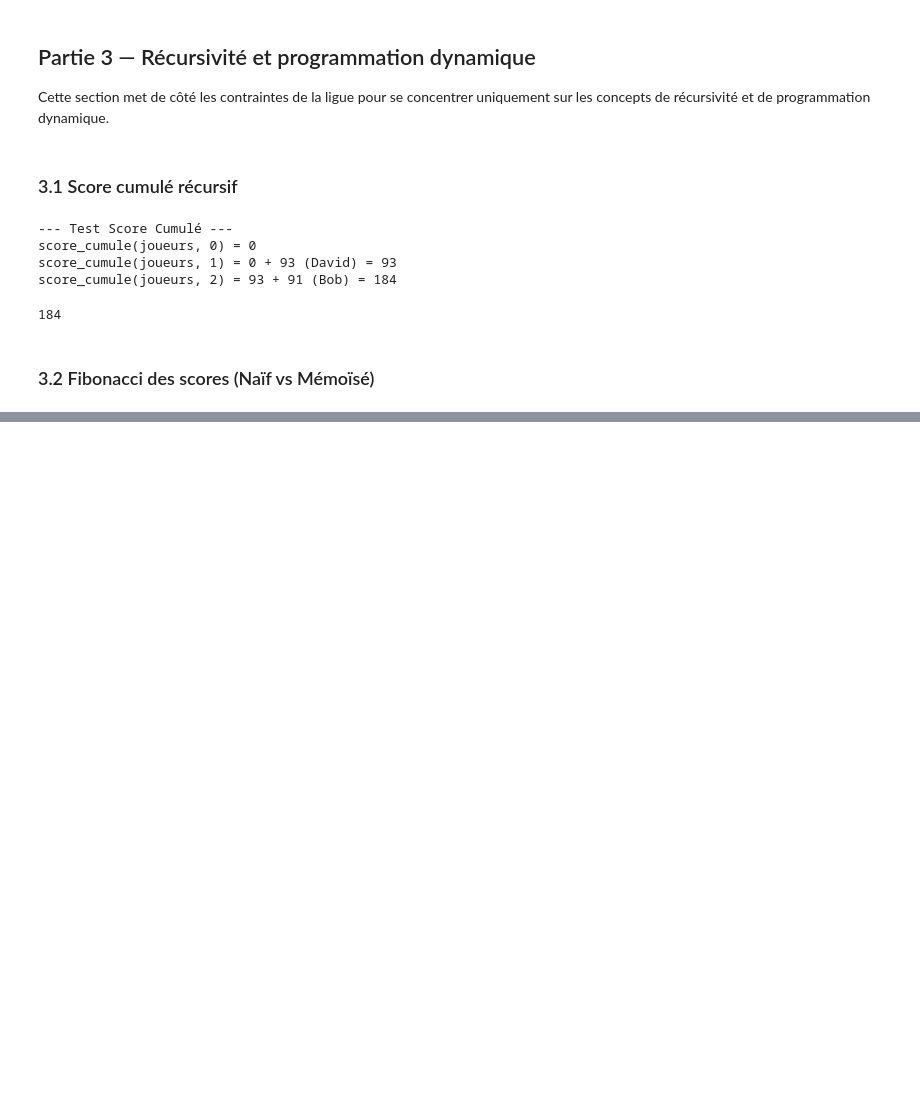
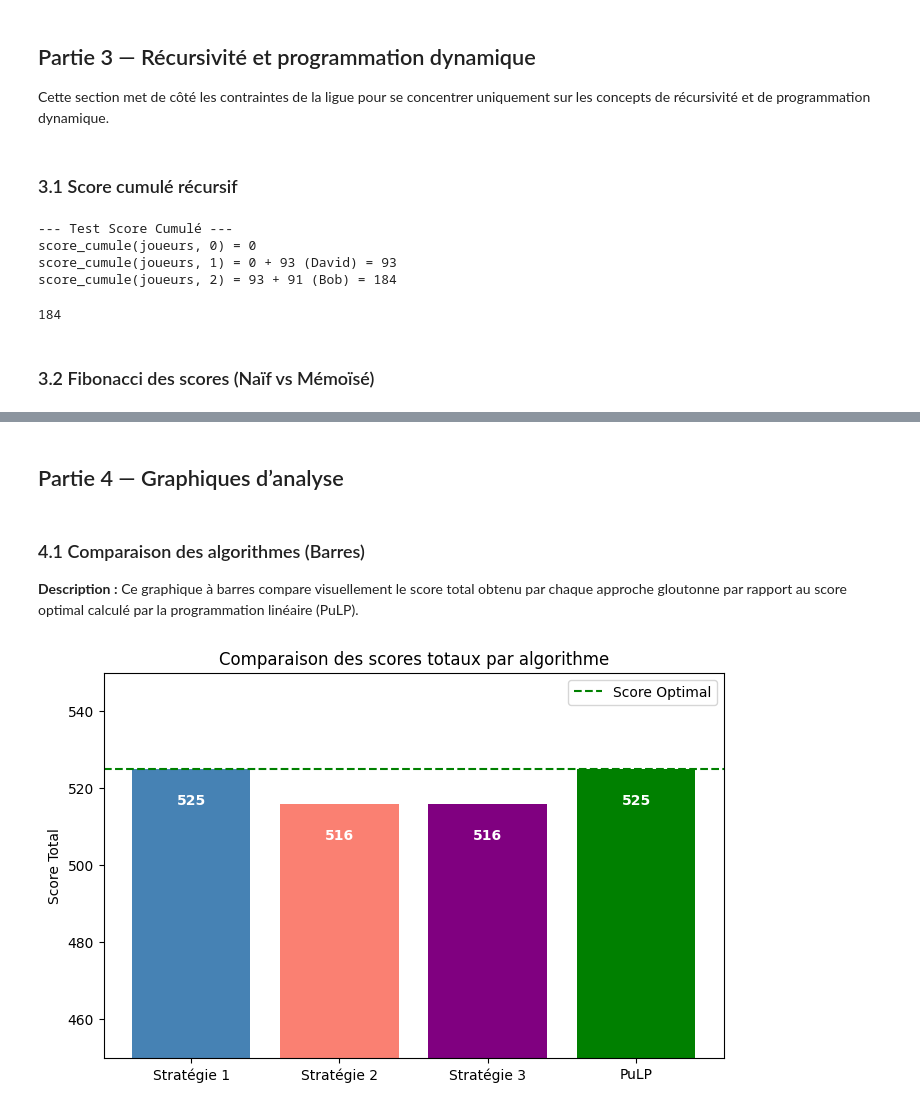
Before and after one commit to rauf-mifteev/Ahuntsic_AI_Optimization, a Jupyter notebook: AI_TP_2.ipynb, the cells around one changed output, grey strips where cells are left out. Cells and saved outputs as stored; diff of their text form; code cells hidden in the pictures; blank space fills up the shorter version.

```diff
--- a/AI_TP_2.ipynb
+++ b/AI_TP_2.ipynb
@@ -256,0 +257,36 @@ Temps mémoïsé: 0.000164s
+# %% [markdown]
+## Partie 4 — Graphiques d’analyse
+# %% [markdown]
+### 4.1 Comparaison des algorithmes (Barres)
+**Description :** Ce graphique à barres compare visuellement le score total obtenu par chaque approche gloutonne par rapport au score optimal calculé par la programmation linéaire (PuLP).
+# %%
+import matplotlib.pyplot as plt
+
+# Données issues des exécutions précédentes
+scores_algo = {"Stratégie 1": 525, "Stratégie 2": 516, "Stratégie 3": 516, "PuLP": 525}
+noms = list(scores_algo.keys())
+valeurs = list(scores_algo.values())
+
+# Création du graphique
+fig, ax = plt.subplots(figsize=(8, 5))
+couleurs = ['steelblue', 'salmon', 'purple', 'green']
+barres = ax.bar(noms, valeurs, color=couleurs)
+
+# Ligne de référence pour le score optimal
+ax.axhline(y=scores_algo["PuLP"], color='green', linestyle='--', label='Score Optimal')
+
+# Formatage
+ax.set_title("Comparaison des scores totaux par algorithme")
+ax.set_ylabel("Score Total")
+ax.set_ylim(450, 550) # Ajusté pour mieux voir les petites différences
+ax.legend()
+
+# Ajouter les valeurs exactes sur les barres
+for barre in barres:
+    hauteur = barre.get_height()
+    ax.text(barre.get_x() + barre.get_width()/2., hauteur - 10,
+            f'{hauteur}', ha='center', va='bottom', color='white', fontweight='bold')
+
+plt.show()
+# %% [output]
+[figure, added]
```
Also changed, not shown: parts of 11 cells of this notebook.
